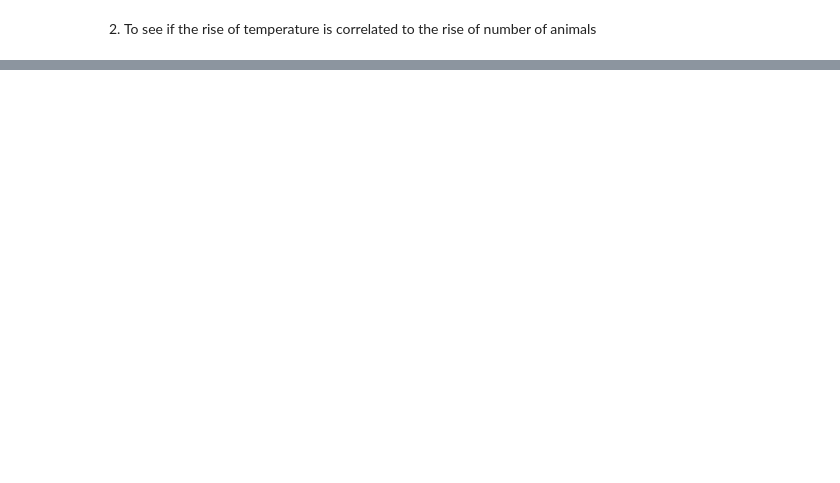
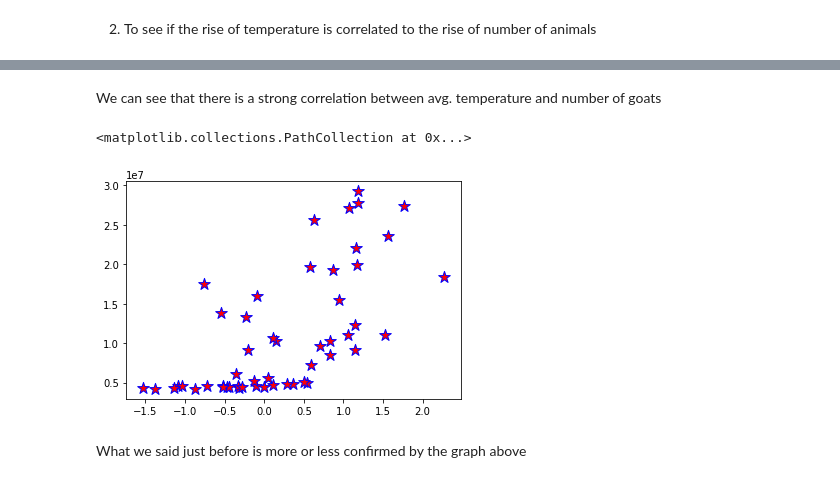
Before and after one commit to jina2020/Projects, a Jupyter notebook: Weather and animal data in Mongolia/data_prep.ipynb, the cells around one changed output, grey strips where cells are left out. Drawn from its saved outputs; the diff is of its cells as text; code cells hidden in the pictures; blank space fills up the shorter version.

Commit message:
Correlation analysis part

```diff
--- a/Weather and animal data in Mongolia/data_prep.ipynb
+++ b/Weather and animal data in Mongolia/data_prep.ipynb
@@ -209,0 +244,9 @@ animal.groupby(['Year','Kind'])['Number of head'].sum().reset_index()
+# %% [markdown]
+We can see that there is a strong correlation between avg. temperature and number of goats
+# %%
+plt.scatter(dataset_goat["Temperature - (Celsius)"], dataset_goat["Number of head"], s = 150, c = 'red', marker = '*', edgecolors = 'blue')
+# %% [output]
+<matplotlib.collections.PathCollection at 0x...>
+[figure, added]
+# %% [markdown]
+What we said just before is more or less confirmed by the graph above
```
Also changed, not shown: parts of 13 cells of this notebook, 5 other files.
